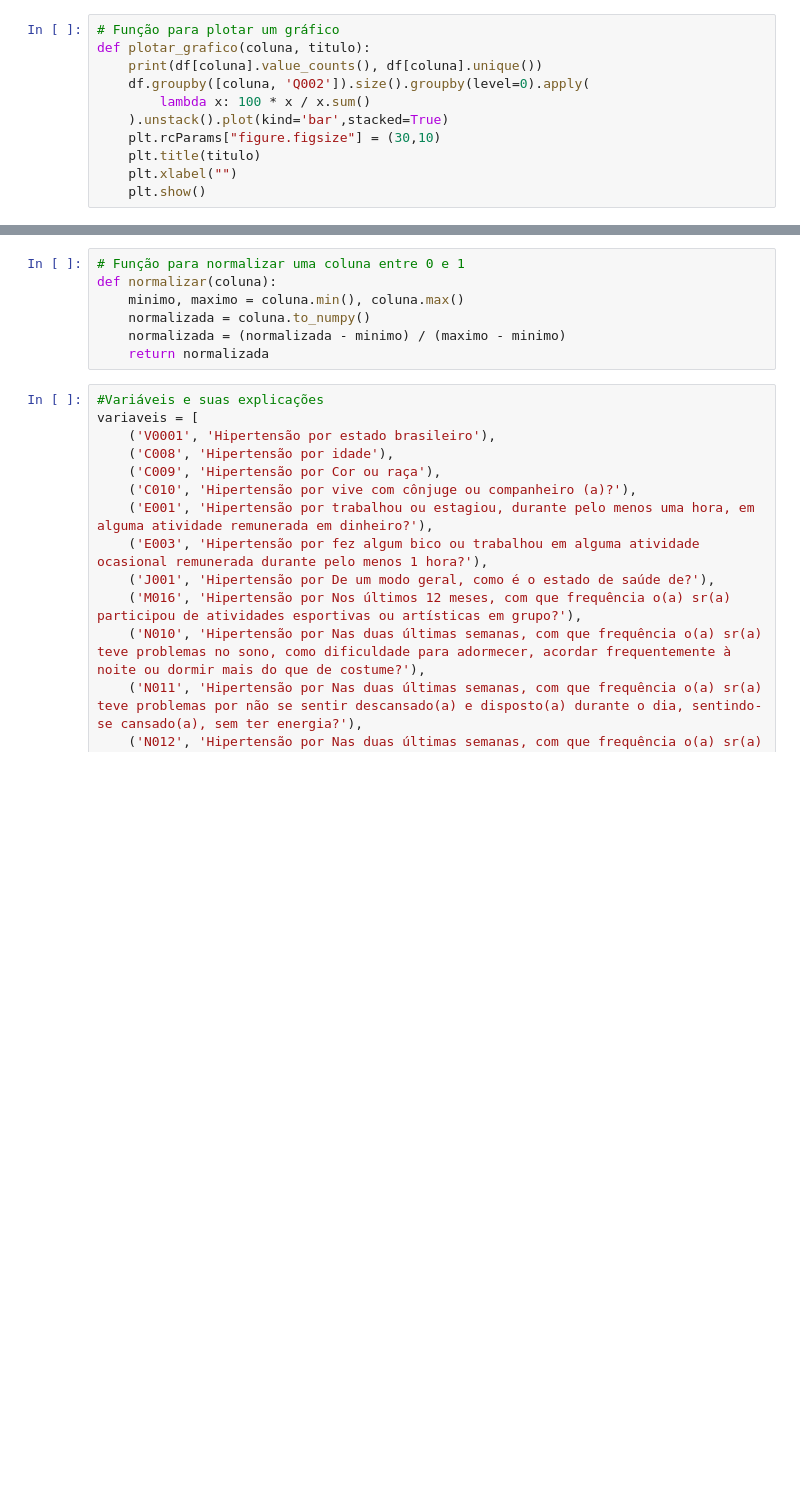
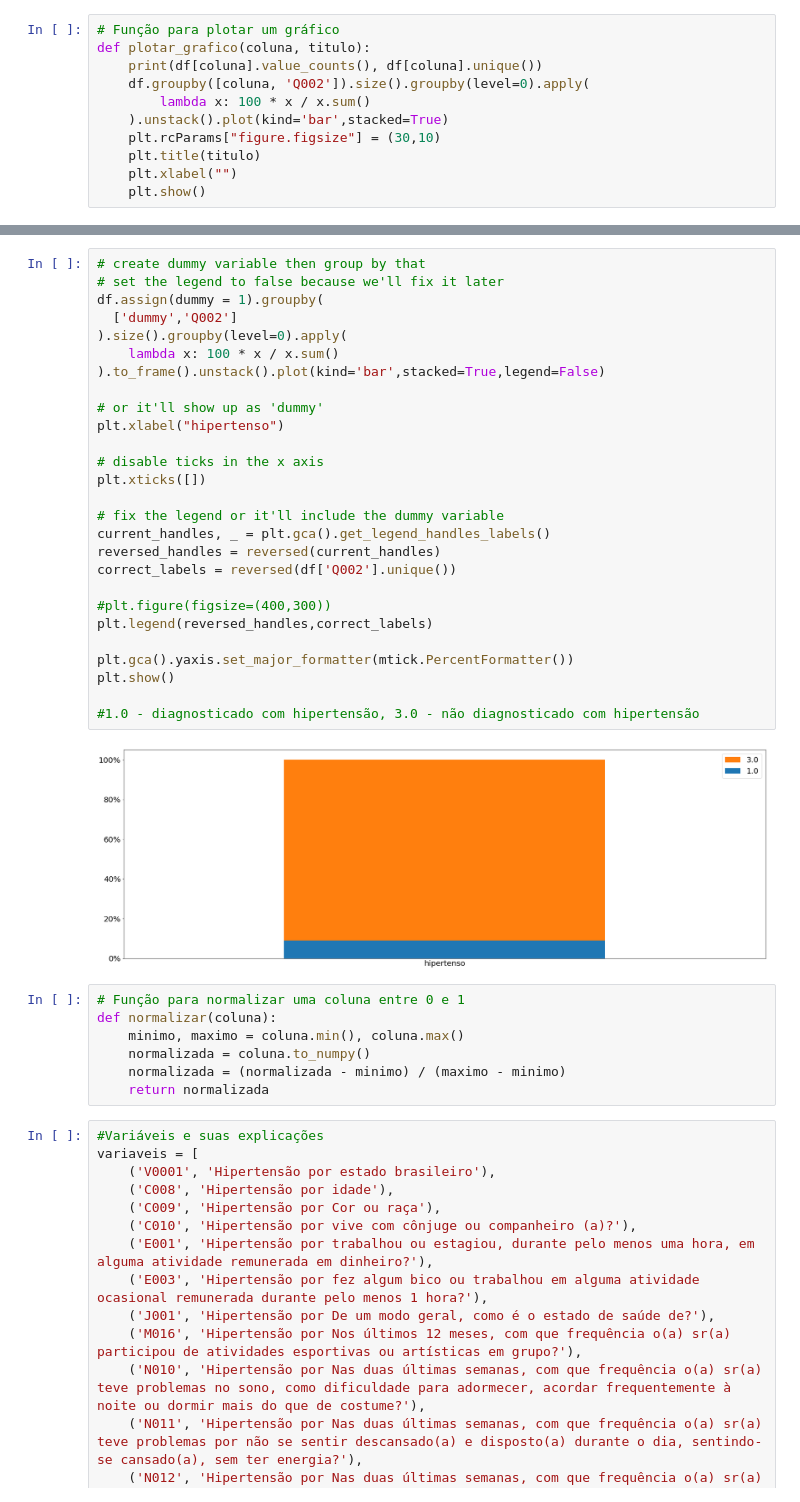
Before and after one commit to MateusAlberto/ClassificacaoDeHipertensao, a Jupyter notebook: Preprocessamento-parte2.ipynb, the cells around one changed output, grey strips where cells are left out. Drawn from its saved outputs; the diff is of its cells as text; blank space fills up the shorter version.

```diff
--- a/Preprocessamento-parte2.ipynb
+++ b/Preprocessamento-parte2.ipynb
@@ -28,3 +43,32 @@ def plotar_grafico(coluna, titulo):
+# %%
+# create dummy variable then group by that
+# set the legend to false because we'll fix it later
+df.assign(dummy = 1).groupby(
+  ['dummy','Q002']
+).size().groupby(level=0).apply(
+    lambda x: 100 * x / x.sum()
+).to_frame().unstack().plot(kind='bar',stacked=True,legend=False)
+
+# or it'll show up as 'dummy'
+plt.xlabel("hipertenso")
+
+# disable ticks in the x axis
+plt.xticks([])
+
+# fix the legend or it'll include the dummy variable
+current_handles, _ = plt.gca().get_legend_handles_labels()
+reversed_handles = reversed(current_handles)
+correct_labels = reversed(df['Q002'].unique())
+
+#plt.figure(figsize=(400,300))
+plt.legend(reversed_handles,correct_labels)
+
+plt.gca().yaxis.set_major_formatter(mtick.PercentFormatter())
+plt.show()
+
+#1.0 - diagnosticado com hipertensão, 3.0 - não diagnosticado com hipertensão
+# %% [output]
+[figure, added]
 # %%
 # Função para normalizar uma coluna entre 0 e 1
 def normalizar(coluna):
```
Also changed, not shown: parts of 9 cells of this notebook, 1 other file.
